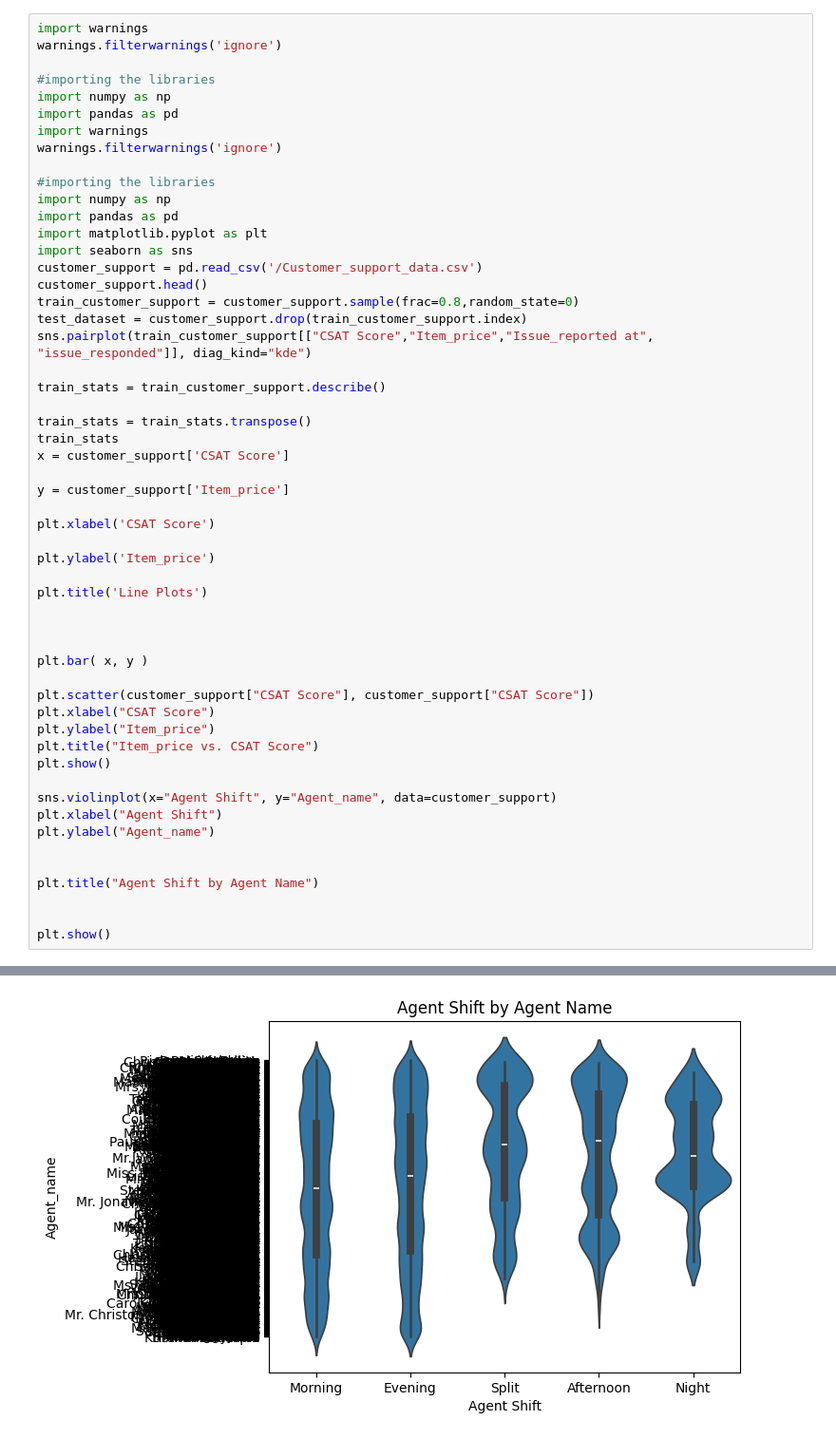
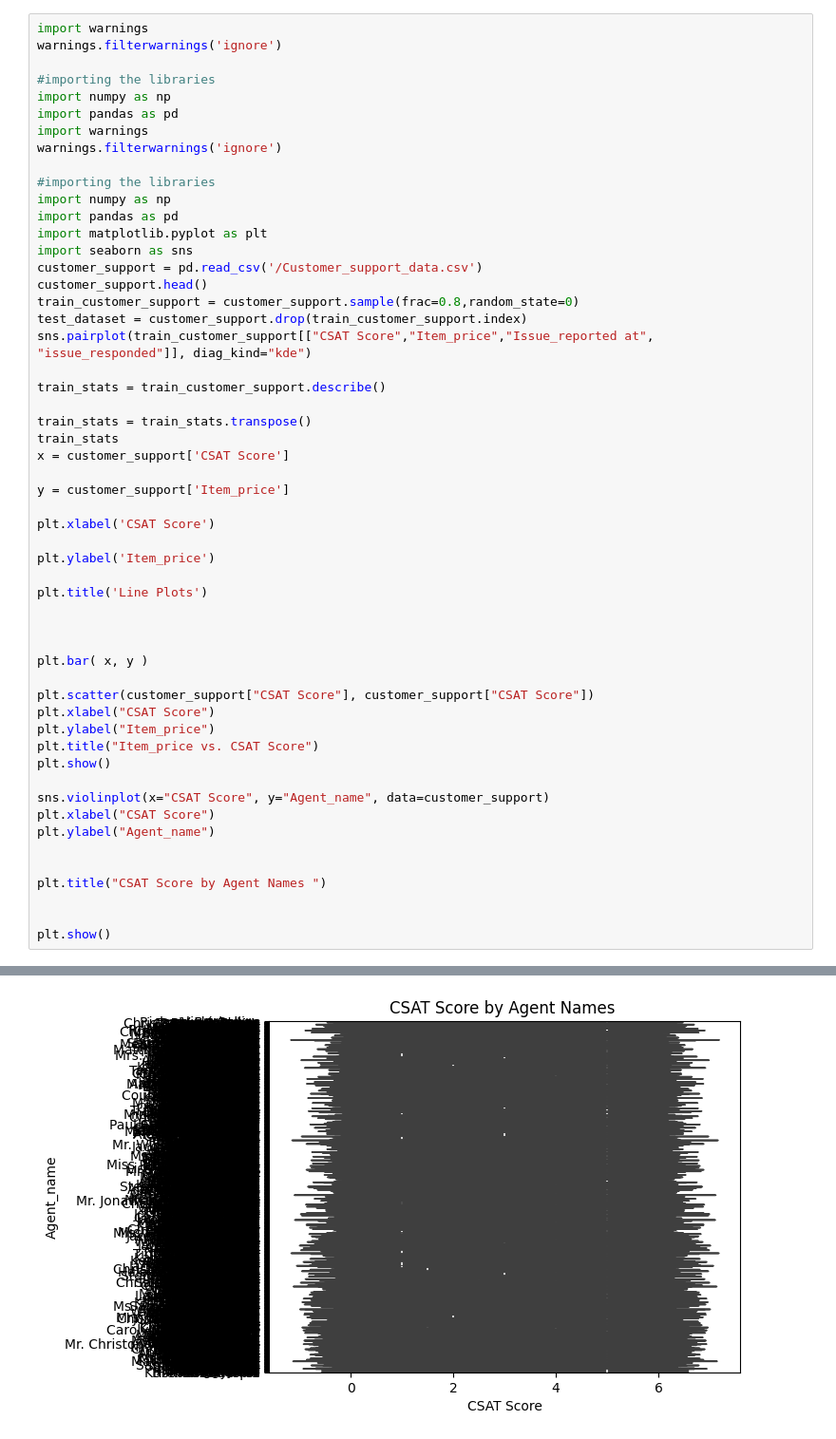
Before and after one commit to razan-wari/Gaza-Sky-Geeks, a Jupyter notebook: customer_support.ipynb, the cells around one changed output, grey strips where cells are left out. Shown at 95% size. Saved outputs shown, nothing was run; the diff lists cells and outputs as text.

```diff
--- a/customer_support.ipynb
+++ b/customer_support.ipynb
@@ -26,34 +26,34 @@ train_stats = train_customer_support.describe()
 train_stats = train_stats.transpose()
 train_stats
 x = customer_support['CSAT Score']
 
 y = customer_support['Item_price']
 
 plt.xlabel('CSAT Score')
 
 plt.ylabel('Item_price')
 
 plt.title('Line Plots')
 
 
 
 plt.bar( x, y )
 
 plt.scatter(customer_support["CSAT Score"], customer_support["CSAT Score"])
 plt.xlabel("CSAT Score")
 plt.ylabel("Item_price")
 plt.title("Item_price vs. CSAT Score")
 plt.show()
 
-sns.violinplot(x="Agent Shift", y="Agent_name", data=customer_support)
-plt.xlabel("Agent Shift")
+sns.violinplot(x="CSAT Score", y="Agent_name", data=customer_support)
+plt.xlabel("CSAT Score")
 plt.ylabel("Agent_name")
 
 
-plt.title("Agent Shift by Agent Name")
+plt.title("CSAT Score by Agent Names ")
 
 
 plt.show()
 # %% [output]
 [figure]
-[figure, old version]
+[figure, new version]
```
